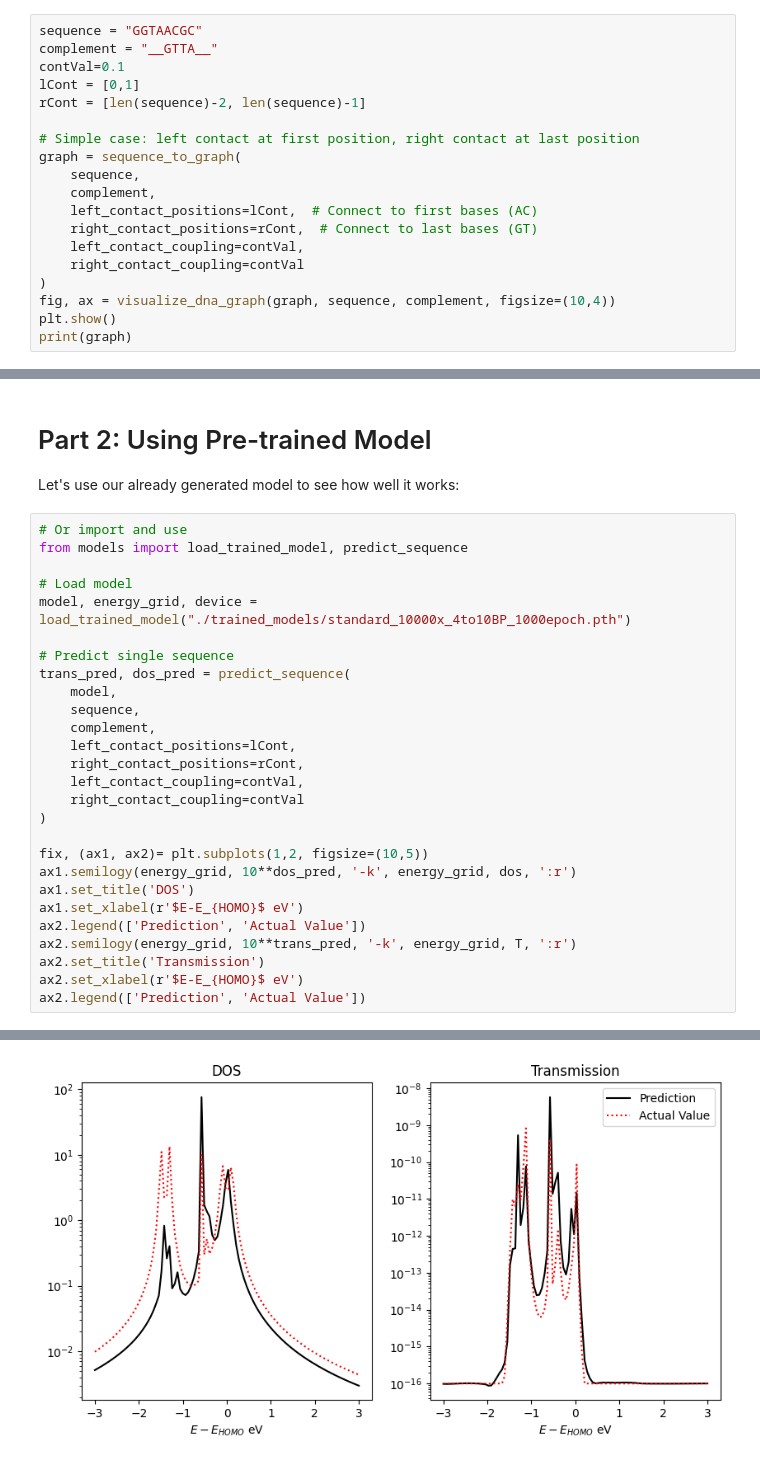
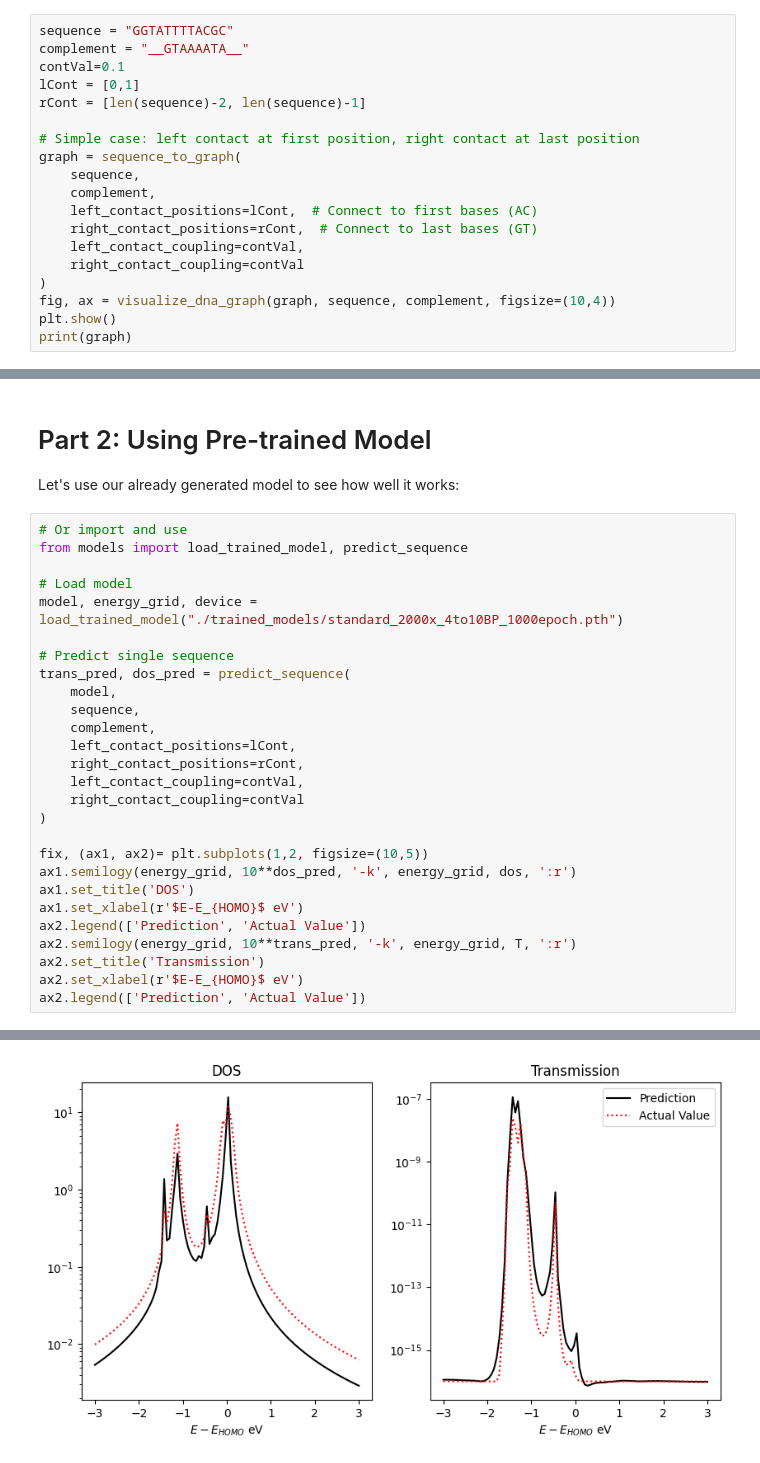
Before and after one commit to wliverno/G3NAT, a Jupyter notebook: Demo.ipynb, the cells around one changed output, grey strips where cells are left out. Drawn from its saved outputs; the diff is of its cells as text.

```diff
--- a/Demo.ipynb
+++ b/Demo.ipynb
@@ -20,8 +20,8 @@ import matplotlib.pyplot as plt
 # Part 1: Graph generation
 Let's start with a test case: Double stranded DNA with two tails connected to contacts
 # %%
-sequence = "GGTAACGC"
-complement = "__GTTA__"
+sequence = "GGTATTTTACGC"
+complement = "__GTAAAATA__"
 contVal=0.1
 lCont = [0,1]
 rCont = [len(sequence)-2, len(sequence)-1]
@@ -72,7 +72,7 @@ Let's use our already generated model to see how well it works:
 from models import load_trained_model, predict_sequence
 
 # Load model
-model, energy_grid, device = load_trained_model("./trained_models/standard_10000x_4to10BP_1000epoch.pth")
+model, energy_grid, device = load_trained_model("./trained_models/standard_2000x_4to10BP_1000epoch.pth")
 
 # Predict single sequence
 trans_pred, dos_pred = predict_sequence(
@@ -112,2 +112,2 @@ Transmission range: [-2.5265, 1.8819]
 <matplotlib.legend.Legend at 0x...>
-[figure, old version]
+[figure, new version]
```
Also changed, not shown: parts of 8 cells of this notebook, 2 other files.
